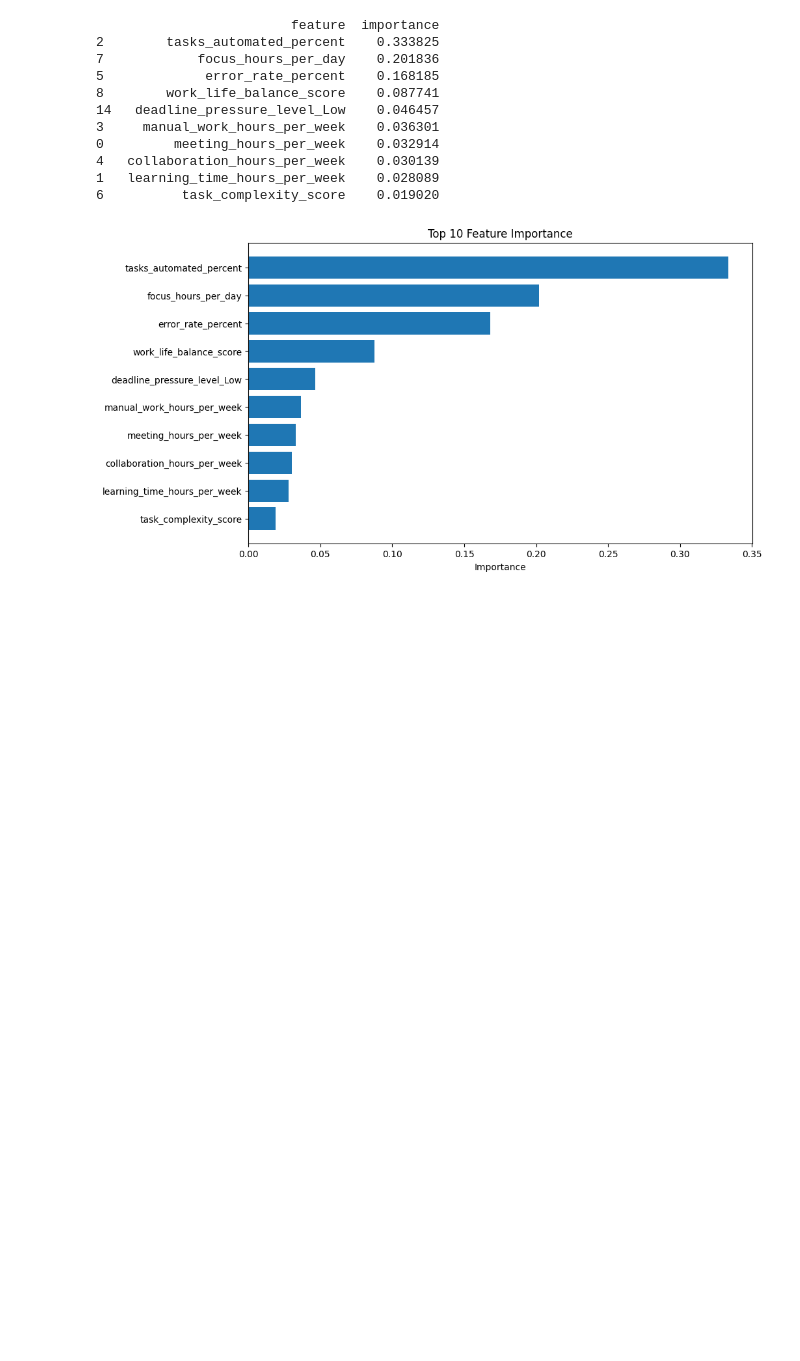
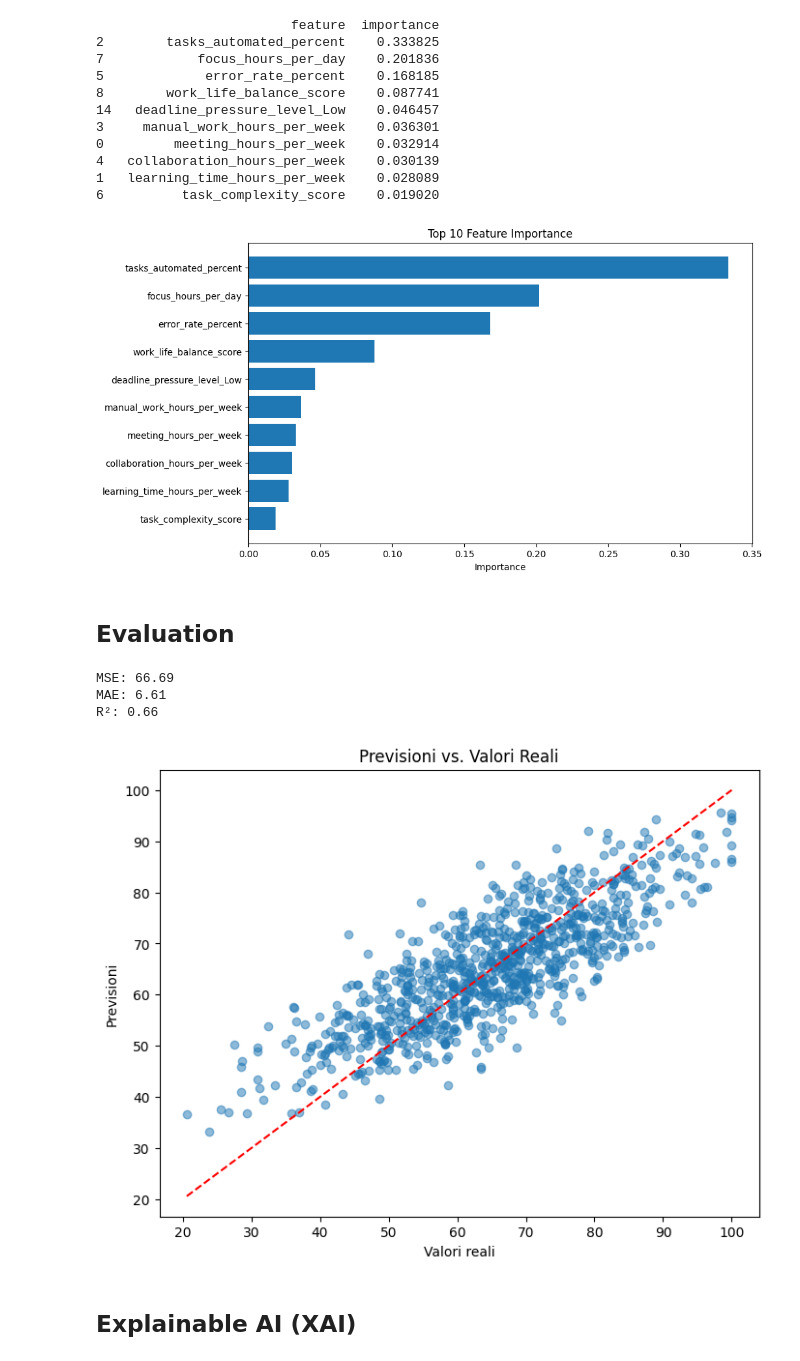
Before and after one commit to saradifranco/AI-Workplace-Productivity-Analysis, a Jupyter notebook: code.ipynb, the cells around one changed output. Drawn from its saved outputs; the diff is of its cells as text; code cells hidden in the pictures; blank space fills up the shorter version.

```diff
--- a/code.ipynb
+++ b/code.ipynb
@@ -615,6 +622,38 @@ plt.xlabel("Importance")
 plt.show()
 # %% [output]
 [figure]
+# %% [markdown]
+## **Evaluation**
+# %%
+from sklearn.metrics import mean_squared_error, mean_absolute_error, r2_score
+
+# Previsioni sul test set
+y_pred = model.predict(X_test)
+
+# Metriche
+mse = mean_squared_error(y_test, y_pred)
+mae = mean_absolute_error(y_test, y_pred)
+r2 = r2_score(y_test, y_pred)
+
+print(f"MSE: {mse:.2f}")
+print(f"MAE: {mae:.2f}")
+print(f"R²: {r2:.2f}")
+# %% [output]
+MSE: 66.69
+MAE: 6.61
+R²: 0.66
+# %%
+plt.figure(figsize=(8,6))
+plt.scatter(y_test, y_pred, alpha=0.5)
+plt.plot([y_test.min(), y_test.max()], [y_test.min(), y_test.max()], 'r--')
+plt.xlabel('Valori reali')
+plt.ylabel('Previsioni')
+plt.title('Previsioni vs. Valori Reali')
+plt.show()
+# %% [output]
+[figure, added]
+# %% [markdown]
+## **Explainable AI (XAI)**
 # %%
 pip install shap
 # %% [output]
```
Also changed, not shown: parts of 12 cells of this notebook, 2 other files.
